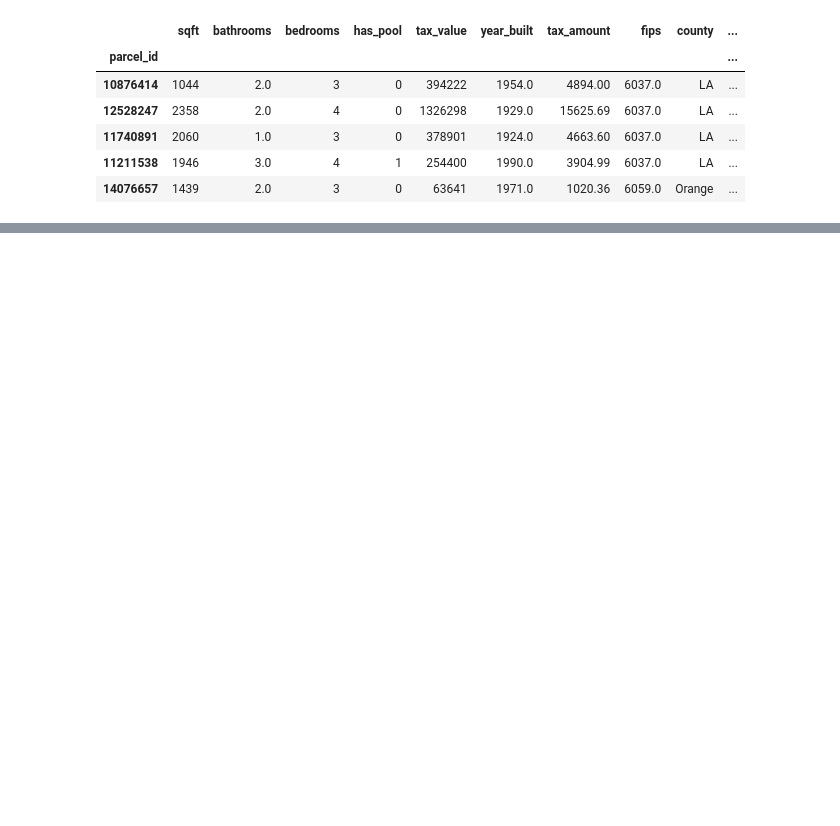
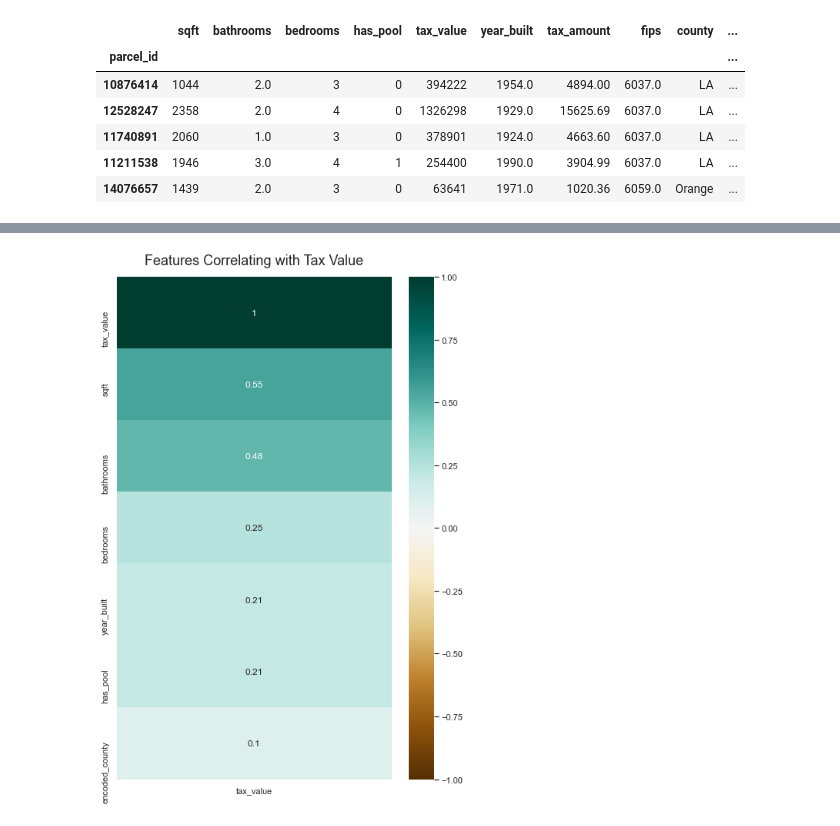
Before and after one commit to brandon-sharpe/Zillow-Regression-Project, a Jupyter notebook: explore.ipynb, the cells around one changed output, grey strips where cells are left out. Cells and saved outputs as stored; diff of their text form; code cells hidden in the pictures; blank space fills up the shorter version.

```diff
--- a/explore.ipynb
+++ b/explore.ipynb
@@ -154,0 +216,4 @@ def my_scaler(train, validate, test, col_names, scaler, scaler_name):
+# %%
+corr_heatmap()
+# %% [output]
+[figure, added]
```
Also changed, not shown: parts of 23 cells of this notebook, 4 other files.
